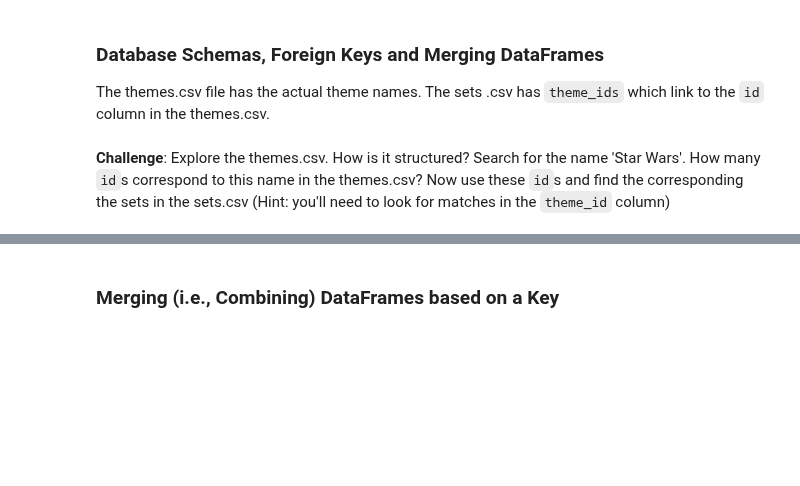
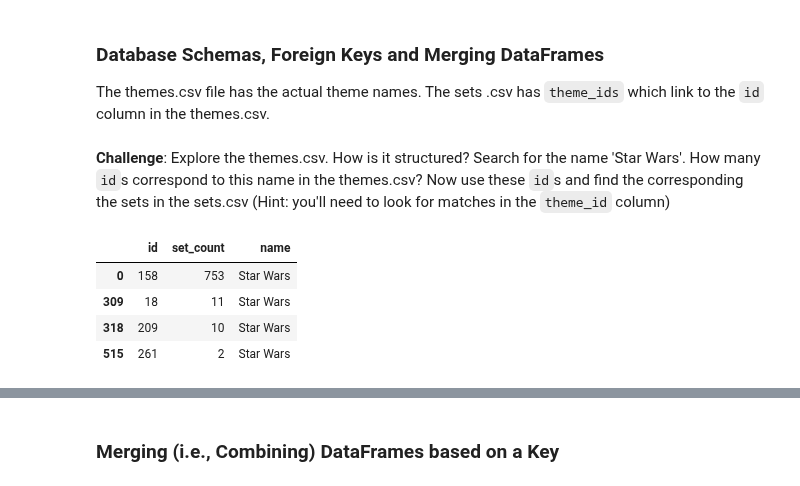
Before and after one commit to nico-Zero/Python, a Jupyter notebook: New_Shit__/Angela_Yu__/Day_73_LAGO_Dataset/LEGO Notebook and Data (start)/Lego_Analysis_for_Course_(start).ipynb, the cells around one changed output, grey strips where cells are left out. Drawn from its saved outputs; the diff is of its cells as text; code cells hidden in the pictures; blank space fills up the shorter version.

```diff
--- a/New_Shit__/Angela_Yu__/Day_73_LAGO_Dataset/LEGO Notebook and Data (start)/Lego_Analysis_for_Course_(start).ipynb
+++ b/New_Shit__/Angela_Yu__/Day_73_LAGO_Dataset/LEGO Notebook and Data (start)/Lego_Analysis_for_Course_(start).ipynb
@@ -240,3 +269,18 @@ LEGO has licensed many hit franchises from Harry Potter to Marvel Super Heros to
 The themes.csv file has the actual theme names. The sets .csv has <code>theme_ids</code> which link to the <code>id</code> column in the themes.csv.
 # %% [markdown]
 **Challenge**: Explore the themes.csv. How is it structured? Search for the name 'Star Wars'. How many <code>id</code>s correspond to this name in the themes.csv? Now use these <code>id</code>s and find the corresponding the sets in the sets.csv (Hint: you'll need to look for matches in the <code>theme_id</code> column)
+# %%
+themes_df = pd.read_csv("data/themes.csv")
+# print(themes_df)
+# print(set_df)
+ids = themes_df[themes_df['name']=="Star Wars"]["id"]
+set_df[set_df["theme_id"].isin(ids)]["theme_id"].value_counts()
+new_set_count = pd.DataFrame({"id":set_count_values.index,"set_count":set_count_values.values})
+new_dataframe = pd.merge(new_set_count,themes_df[["id","name"]],on="id")
+new_dataframe[new_dataframe["name"] == "Star Wars"]
+# %% [output]
+|  | id | set_count | name |
+| 0 | 158 | 753 | Star Wars |
+| 309 | 18 | 11 | Star Wars |
+| 318 | 209 | 10 | Star Wars |
+| 515 | 261 | 2 | Star Wars |
```
Also changed, not shown: parts of 5 cells of this notebook, 6 other files.
